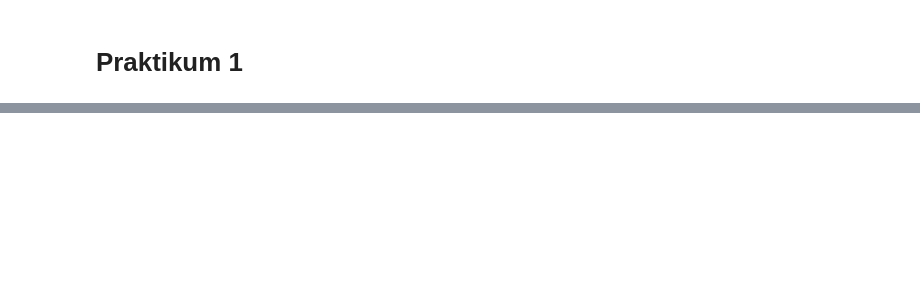
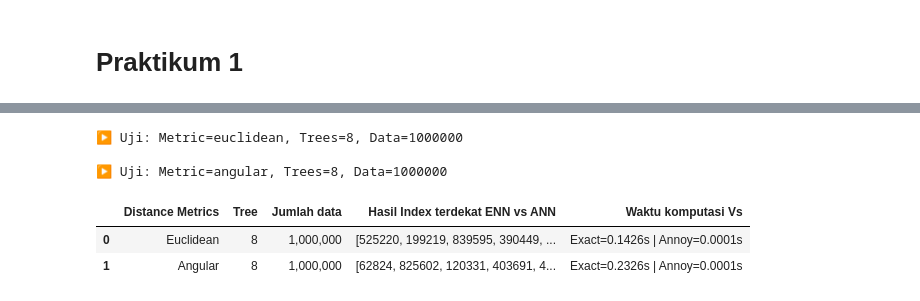
Before and after one commit to dedybayu/MachineLearning_Smst5_2025, a Jupyter notebook: JS06-ANN/Praktikum_1-2341720041.ipynb, the cells around one changed output, grey strips where cells are left out. Drawn from its saved outputs; the diff is of its cells as text; code cells hidden in the pictures; blank space fills up the shorter version.

```diff
--- a/JS06-ANN/Praktikum_1-2341720041.ipynb
+++ b/JS06-ANN/Praktikum_1-2341720041.ipynb
@@ -59,0 +180,59 @@ ModuleNotFoundError: No module named 'annoy'
+# %%
+import numpy as np
+import pandas as pd
+import time
+from sklearn.metrics.pairwise import euclidean_distances
+from annoy import AnnoyIndex
+
+data_sizes = [1000000]
+trees = [8]
+metrics = ['euclidean', 'angular']
+n_features = 20
+n_neighbors = 5
+
+results = []
+
+for metric in metrics:
+    for n_tree in trees:
+        for n_data in data_sizes:
+            print(f"\n▶️ Uji: Metric={metric}, Trees={n_tree}, Data={n_data}")
+
+            # --- 1. Buat dataset ---
+            X = np.random.rand(n_data, n_features).astype(np.float32)
+            query = np.random.rand(1, n_features).astype(np.float32)
+
+            # --- 2. Exact NN ---
+            start = time.time()
+            distances = euclidean_distances(query, X)[0]
+            exact_idx = np.argsort(distances)[:n_neighbors]
+            exact_time = time.time() - start
+
+            # --- 3. Approx NN (Annoy) ---
+            t = AnnoyIndex(n_features, metric)
+            for i, vec in enumerate(X):
+                t.add_item(i, vec)
+            t.build(n_tree)
+
+            start = time.time()
+            ann_idx = t.get_nns_by_vector(query[0], n_neighbors)
+            ann_time = time.time() - start
+
+            # --- 4. Simpan hasil ---
+            results.append({
+                "Distance Metrics": metric.capitalize(),
+                "Tree": n_tree,
+                "Jumlah data": f"{n_data:,}",
+                "Hasil Index terdekat ENN vs ANN": f"{exact_idx.tolist()} vs {ann_idx}",
+                "Waktu komputasi Vs": f"Exact={round(exact_time, 4)}s | Annoy={round(ann_time, 4)}s"
+            })
+
+
+df = pd.DataFrame(results)
+display(df)
+# %% [output]
+▶️ Uji: Metric=euclidean, Trees=8, Data=1000000
+
+▶️ Uji: Metric=angular, Trees=8, Data=1000000
+|  | Distance Metrics | Tree | Jumlah data | Hasil Index terdekat ENN vs ANN | Waktu komputasi Vs |
+| 0 | Euclidean | 8 | 1,000,000 | [525220, 199219, 839595, 390449, ... | Exact=0.1426s | Annoy=0.0001s |
+| 1 | Angular | 8 | 1,000,000 | [62824, 825602, 120331, 403691, 4... | Exact=0.2326s | Annoy=0.0001s |
```
Also changed, not shown: parts of 5 cells of this notebook.
